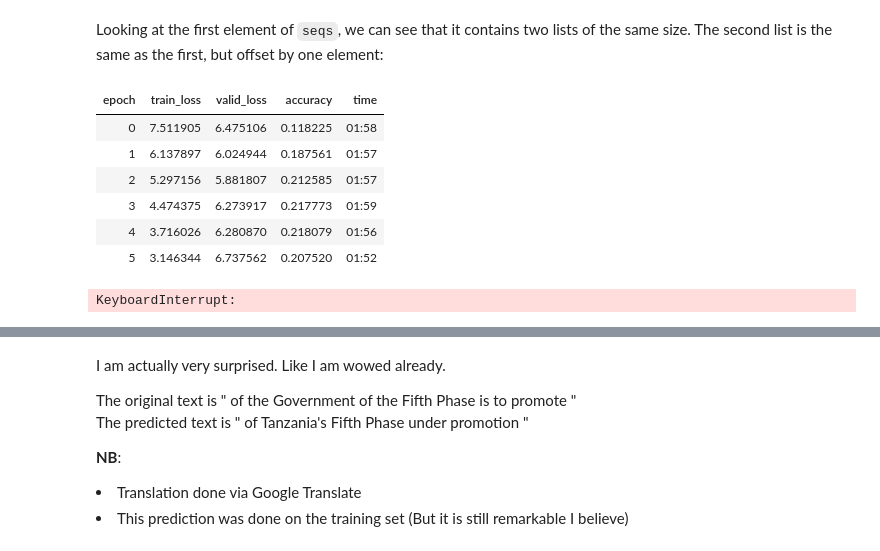
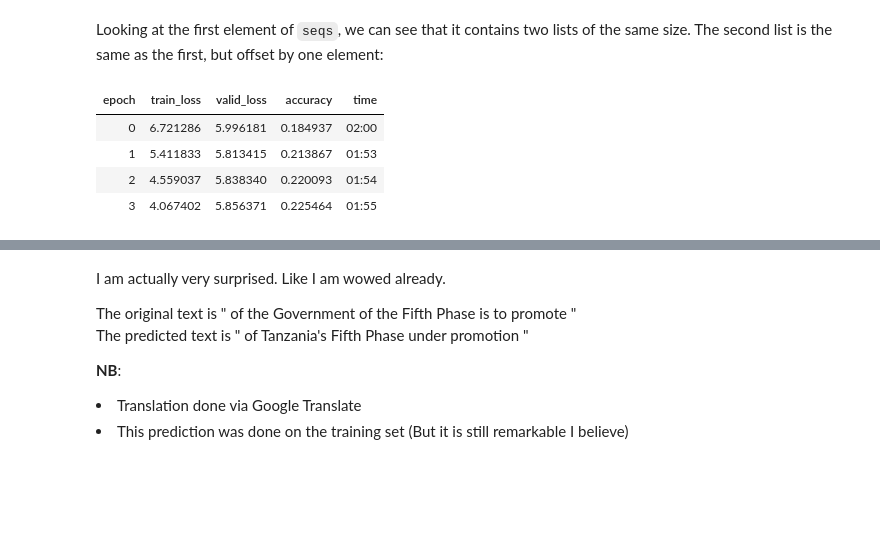
Before and after one commit to Timmecom/swahili_news_classification_zindi, a Jupyter notebook: starter.ipynb, the cells around one changed output, grey strips where cells are left out. Drawn from its saved outputs; the diff is of its cells as text; code cells hidden in the pictures; blank space fills up the shorter version.

```diff
--- a/starter.ipynb
+++ b/starter.ipynb
@@ -297,16 +300,13 @@ def loss_func(inp, targ):
 # %%
 learn = Learner(dls, MyLLM4(len(vocab), 1024), loss_func=loss_func,
                 metrics=accuracy,cbs=ModelResetter)
-learn.fit_one_cycle(15, 1e-3)
+learn.fit_one_cycle(4, 1e-3)
 # %% [output]
 | epoch | train_loss | valid_loss | accuracy | time |
-| 0 | 7.511905 | 6.475106 | 0.118225 | 01:58 |
-| 1 | 6.137897 | 6.024944 | 0.187561 | 01:57 |
-| 2 | 5.297156 | 5.881807 | 0.212585 | 01:57 |
-| 3 | 4.474375 | 6.273917 | 0.217773 | 01:59 |
-| 4 | 3.716026 | 6.280870 | 0.218079 | 01:56 |
-| 5 | 3.146344 | 6.737562 | 0.207520 | 01:52 |
+| 0 | 6.721286 | 5.996181 | 0.184937 | 02:00 |
+| 1 | 5.411833 | 5.813415 | 0.213867 | 01:53 |
+| 2 | 4.559037 | 5.838340 | 0.220093 | 01:54 |
+| 3 | 4.067402 | 5.856371 | 0.225464 | 01:55 |
-KeyboardInterrupt:
 # %%
 def sample_pred(length,start=95):
     to_pred = nums[start:start+length]
```
Also changed, not shown: parts of 21 cells of this notebook, 1 other file.
